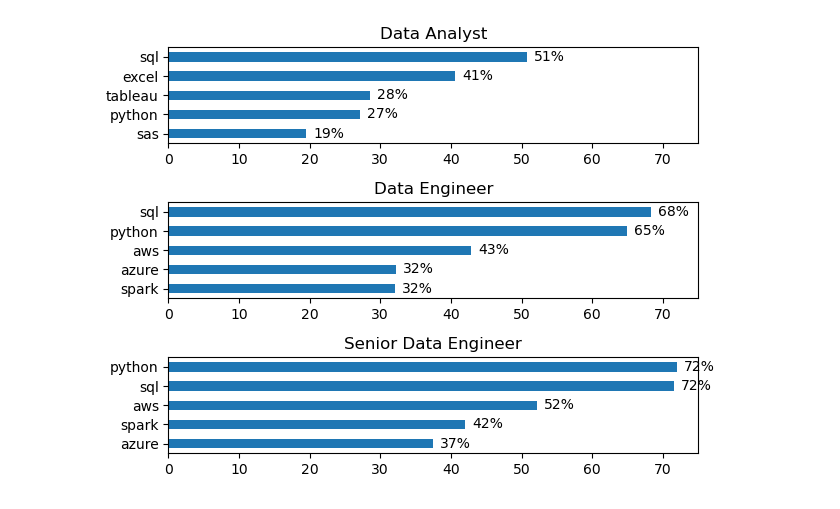
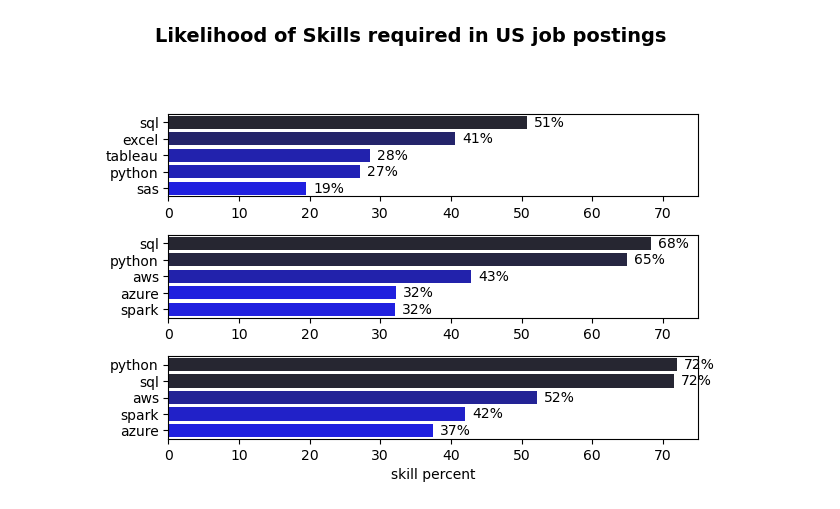
Before and after one commit to HiteshYadav2616/DataAnalysis, a Jupyter notebook: Project/skill_demand.ipynb, the cells around one changed output. Drawn from its saved outputs; the diff is of its cells as text; code cells hidden in the pictures.

```diff
--- a/Project/skill_demand.ipynb
+++ b/Project/skill_demand.ipynb
@@ -64,17 +28,19 @@ df_skill_percent
 # %%
 fig, ax = plt.subplots(3, 1)
-
+fig.suptitle('Likelihood of Skills required in US job postings', fontsize=14, weight='bold')
 for i, job_title in enumerate(job_titles):
     df_plot = df_skill_percent[df_skill_percent['job_title_short'] == job_title].head(5)
-    df_plot.plot(kind='barh', y='skill_percent', x='job_skills', ax=ax[i], title=job_title)
+    sns.barplot(data=df_plot, x='skill_percent', y='job_skills', ax=ax[i], hue='skill_count', palette='dark:b_r')
     ax[i].legend().remove()
-    ax[i].invert_yaxis()
+    ax[i].set_xlabel('')
     ax[i].set_ylabel('')
     ax[i].set_xlim(0, 75)
 
     for n, v in enumerate(df_plot['skill_percent']):
         ax[i].text(v+1, n, f'{v:.0f}%', va='center')
 
-plt.tight_layout()
+ax[len(job_titles)-1].set_xlabel('skill percent')
+plt.tight_layout(rect=[0, 0, 1, 0.9])
+plt.show()
 # %% [output]
-[figure, old version]
+[figure, new version]
```
Also changed, not shown: parts of 5 cells of this notebook, 10 other files.
